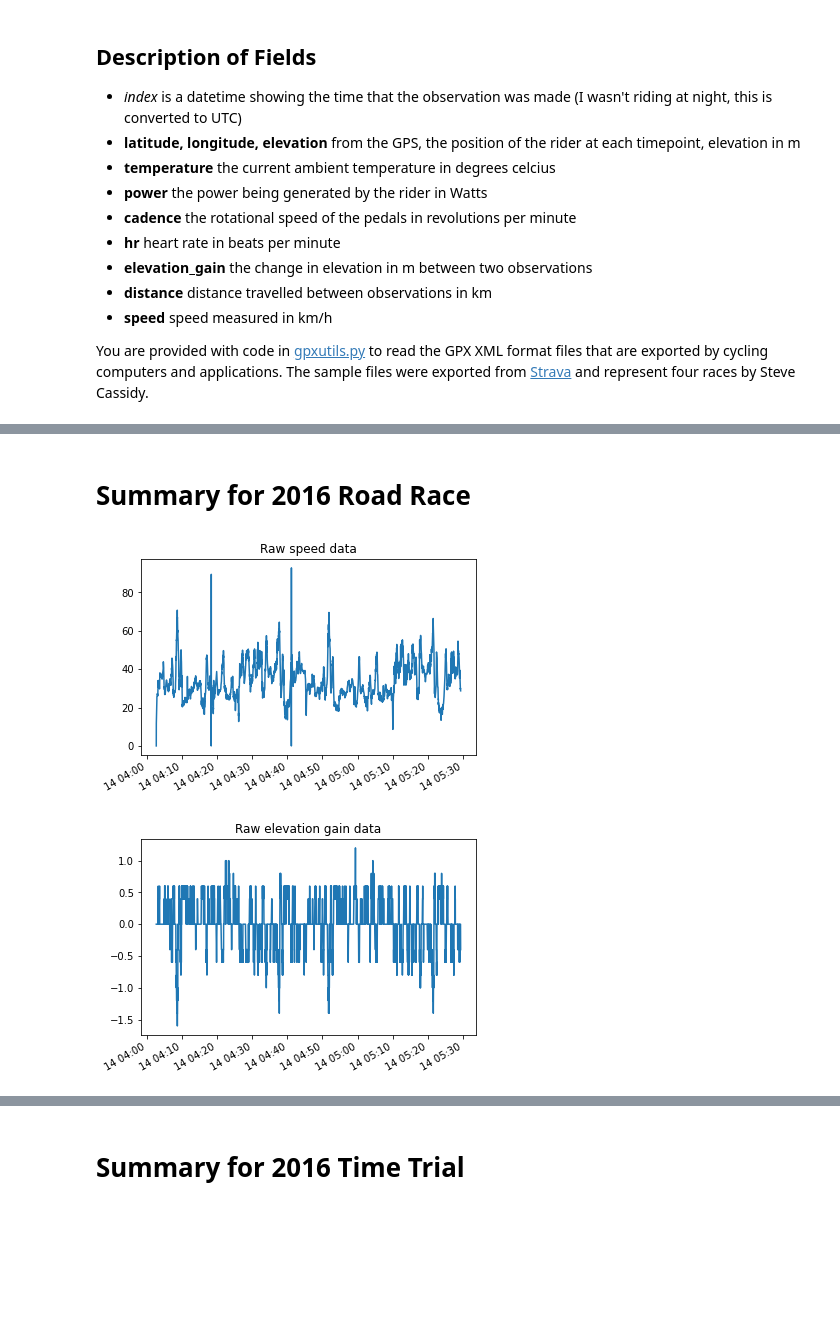
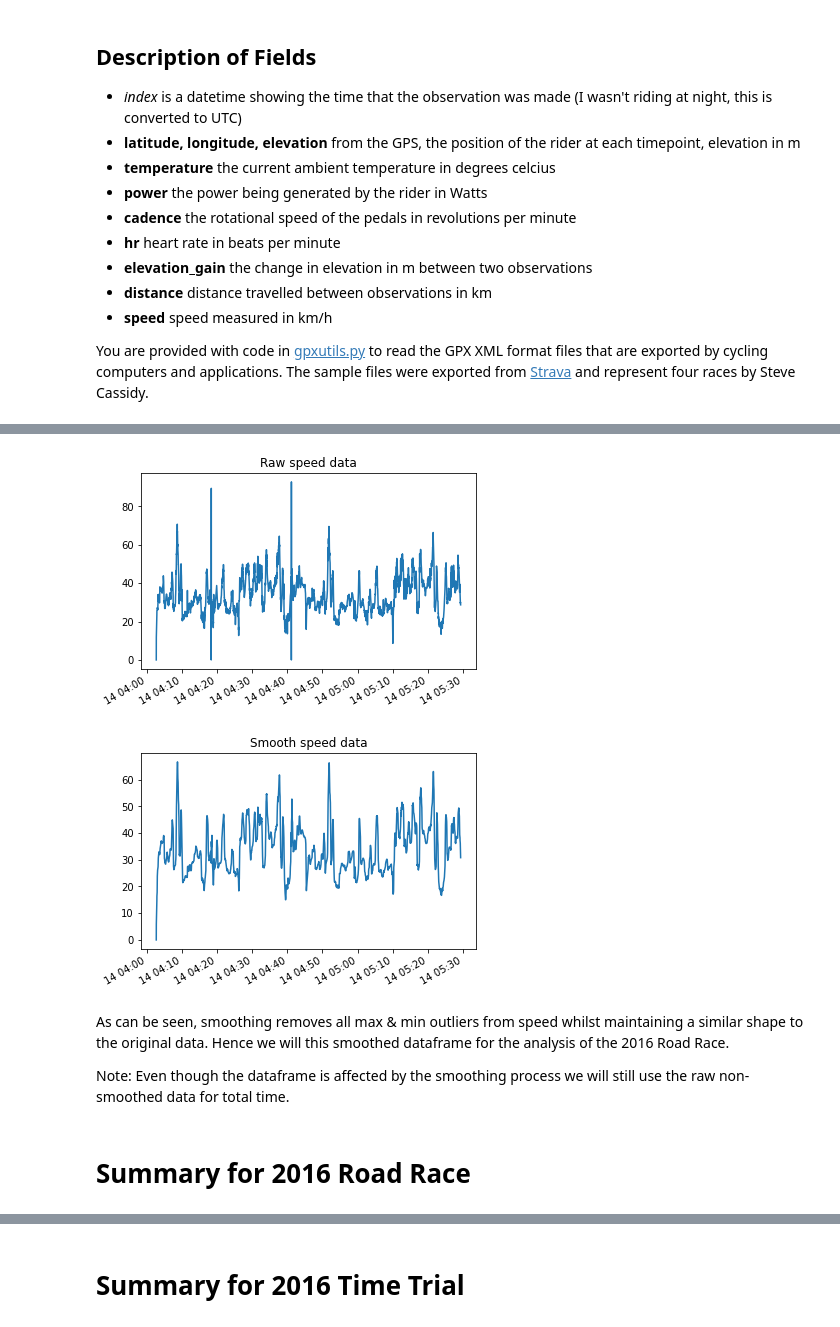
Before and after one commit to MQCOMP2200-S2-2021/data-science-portfolio-MQ-NickW, a Jupyter notebook: Portfolio 1.ipynb, the cells around one changed output, grey strips where cells are left out. Drawn from its saved outputs; the diff is of its cells as text; code cells hidden in the pictures; blank space fills up the shorter version.

```diff
--- a/Portfolio 1.ipynb
+++ b/Portfolio 1.ipynb
@@ -54,12 +112,18 @@ rr_2016.head()
+# %%
+smooth_rr2016 = rr_2016.rolling(7, min_periods=1).mean()
+# %%
+rr_2016['speed'].plot()
+plt.title("Raw speed data")
+plt.show()
+smooth_rr2016['speed'].plot()
+plt.title("Smooth speed data")
+plt.show()
+# %% [output]
+[figure, added]
+[figure, added]
+# %% [markdown]
+As can be seen, smoothing removes all max & min outliers from speed whilst maintaining a similar shape to the original data. Hence we will this smoothed dataframe for the analysis of the 2016 Road Race.
+
+Note: Even though the dataframe is affected by the smoothing process we will still use the raw non-smoothed data for total time.
 # %% [markdown]
 # Summary for 2016 Road Race
-# %%
-rr_2016['speed'].plot()
-plt.title("Raw speed data")
-plt.show()
-rr_2016['elevation_gain'].plot()
-plt.title("Raw elevation gain data")
-plt.show()
-# %% [output]
-[figure, removed]
-[figure, removed]
```
Also changed, not shown: parts of 12 cells of this notebook.
